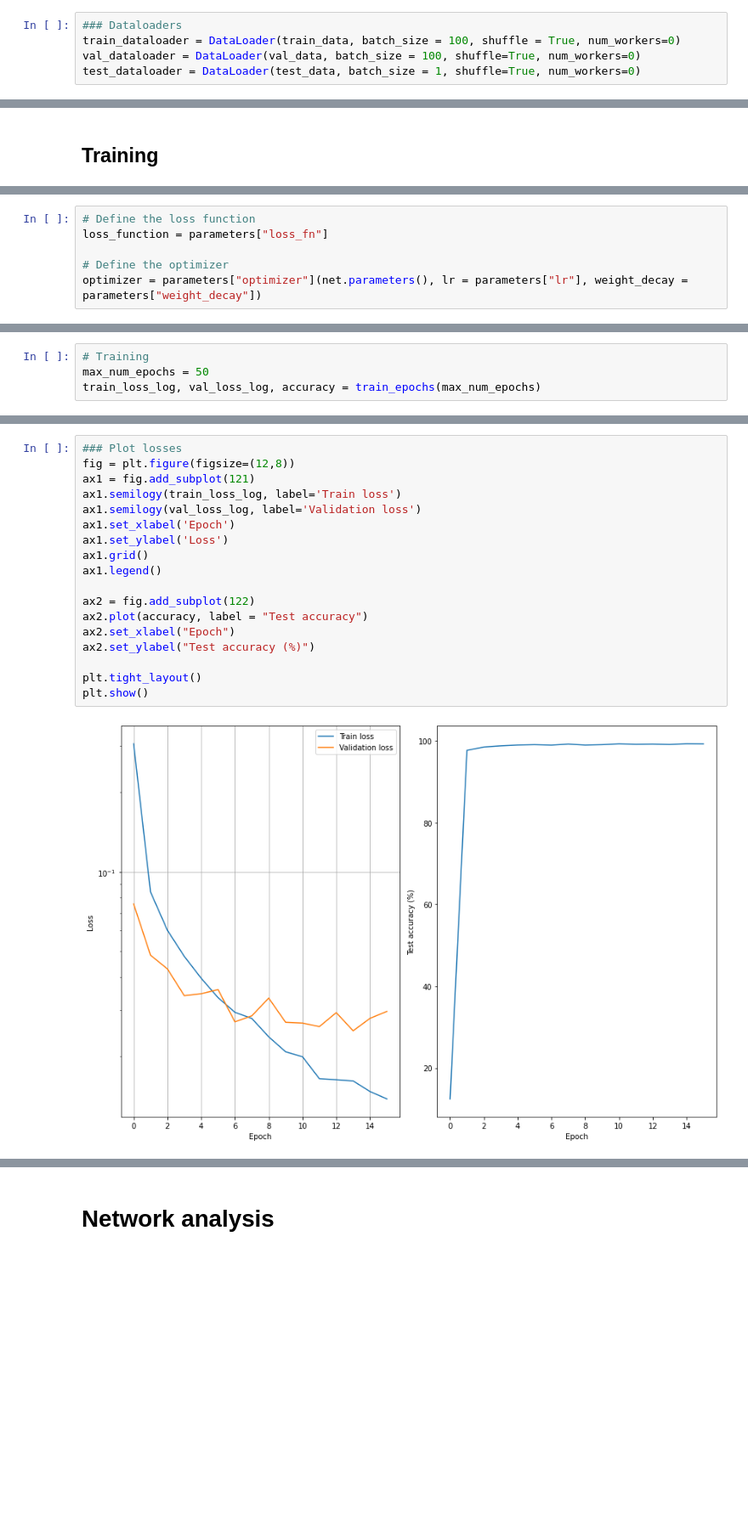
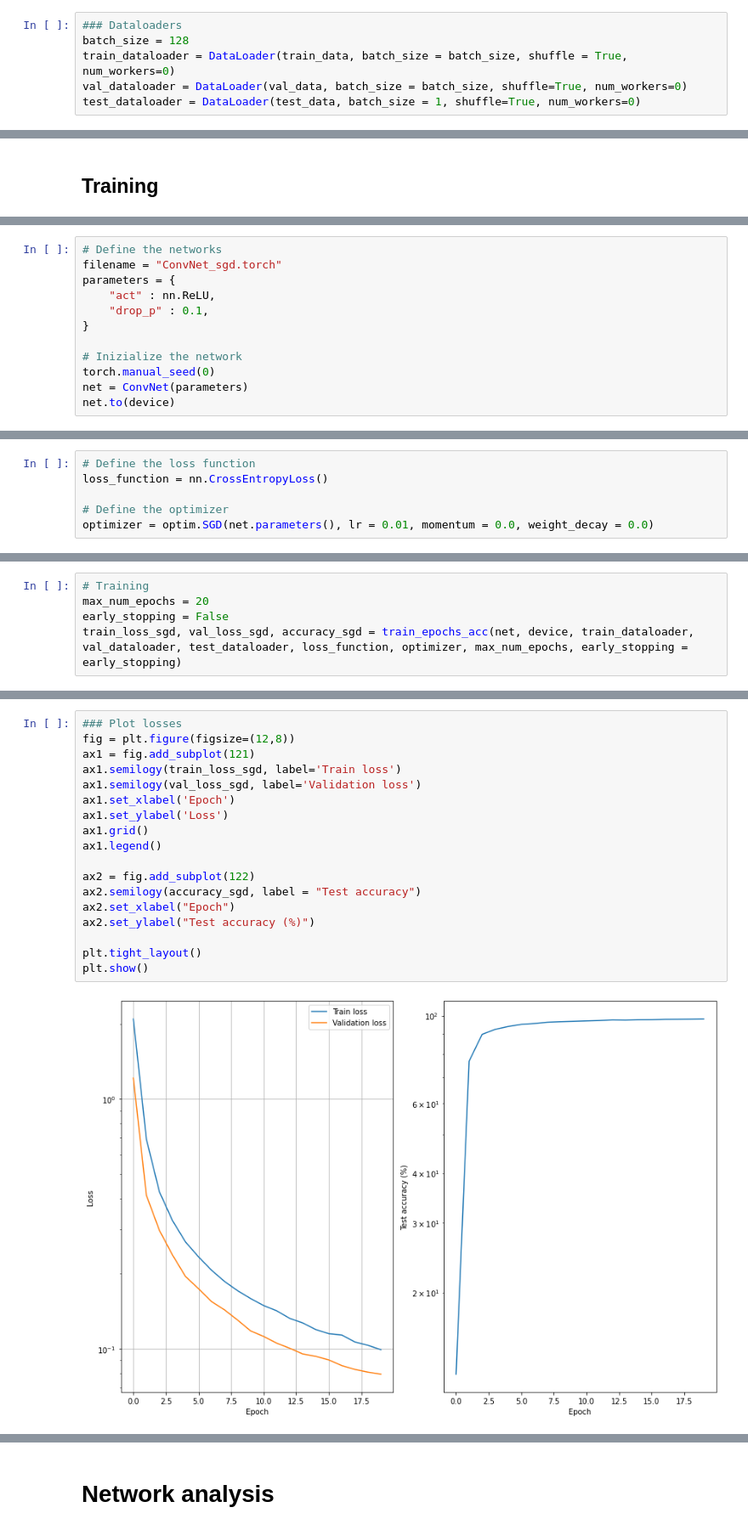
Before and after one commit to abassi98/NNDL, a Jupyter notebook: Homework_1/Classification.ipynb, the cells around one changed output, grey strips where cells are left out. Shown at 85% size. Cells and saved outputs as stored; diff of their text form; blank space fills up the shorter version.

Commit message:
Add comparison between optimizers in classification

```diff
--- a/Homework_1/Classification.ipynb
+++ b/Homework_1/Classification.ipynb
@@ -48,8 +48,9 @@ test_data = datasets.MNIST('MNIST', train = False, download = True,
 train_data, val_data = torch.utils.data.random_split(dataset, [50000, 10000])
 # %%
 ### Dataloaders
-train_dataloader = DataLoader(train_data, batch_size = 100, shuffle = True, num_workers=0)
-val_dataloader = DataLoader(val_data, batch_size = 100, shuffle=True, num_workers=0)
+batch_size = 128
+train_dataloader = DataLoader(train_data, batch_size = batch_size, shuffle = True, num_workers=0)
+val_dataloader = DataLoader(val_data, batch_size = batch_size, shuffle=True, num_workers=0)
 test_dataloader = DataLoader(test_data, batch_size = 1, shuffle=True, num_workers=0)
 # %%
 # Plot Mnist
@@ -138,0 +80,12 @@ ConvNet(
+# %%
+# Define the networks
+filename = "ConvNet_sgd.torch"
+parameters = {
+    "act" : nn.ReLU,
+    "drop_p" : 0.1,
+}
+
+# Inizialize the network
+torch.manual_seed(0)
+net = ConvNet(parameters)
+net.to(device)
@@ -139,6 +112,6 @@ ConvNet(
 # %%
 # Define the loss function
-loss_function = parameters["loss_fn"]
+loss_function = nn.CrossEntropyLoss()
 
 # Define the optimizer
-optimizer = parameters["optimizer"](net.parameters(), lr = parameters["lr"], weight_decay = parameters["weight_decay"])
+optimizer = optim.SGD(net.parameters(), lr = 0.01, momentum = 0.0, weight_decay = 0.0)
@@ -184,4 +118,5 @@ def train_epochs(max_num_epochs, early_stopping = True):
 # %%
 # Training
-max_num_epochs = 50
-train_loss_log, val_loss_log, accuracy = train_epochs(max_num_epochs)
+max_num_epochs = 20
+early_stopping = False
+train_loss_sgd, val_loss_sgd, accuracy_sgd = train_epochs_acc(net, device, train_dataloader, val_dataloader, test_dataloader, loss_function, optimizer, max_num_epochs, early_stopping = early_stopping)
@@ -190,20 +123,20 @@ Training stopped at epoch 11 to avoid overfitting.
 # %%
 ### Plot losses
 fig = plt.figure(figsize=(12,8))
 ax1 = fig.add_subplot(121)
-ax1.semilogy(train_loss_log, label='Train loss')
-ax1.semilogy(val_loss_log, label='Validation loss')
+ax1.semilogy(train_loss_sgd, label='Train loss')
+ax1.semilogy(val_loss_sgd, label='Validation loss')
 ax1.set_xlabel('Epoch')
 ax1.set_ylabel('Loss')
 ax1.grid()
 ax1.legend()
 
 ax2 = fig.add_subplot(122)
-ax2.plot(accuracy, label = "Test accuracy")
+ax2.semilogy(accuracy_sgd, label = "Test accuracy")
 ax2.set_xlabel("Epoch")
 ax2.set_ylabel("Test accuracy (%)")
 
 plt.tight_layout()
 plt.show()
 # %% [output]
-[figure, old version]
+[figure, new version]
```
Also changed, not shown: parts of 51 cells of this notebook, 3 other files.
